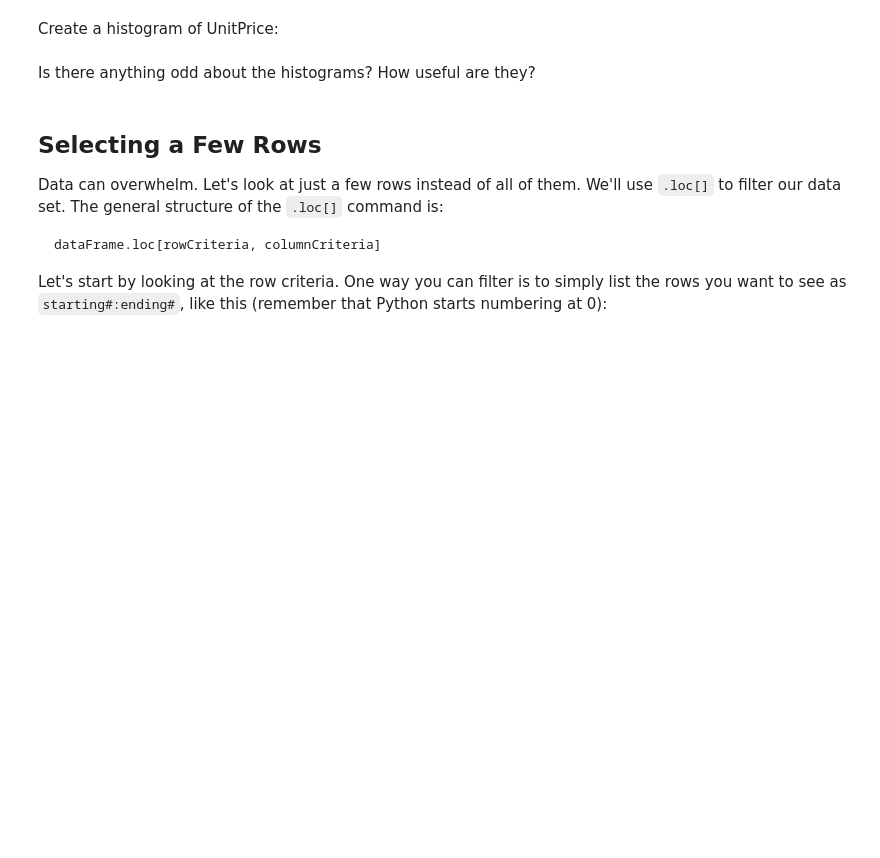
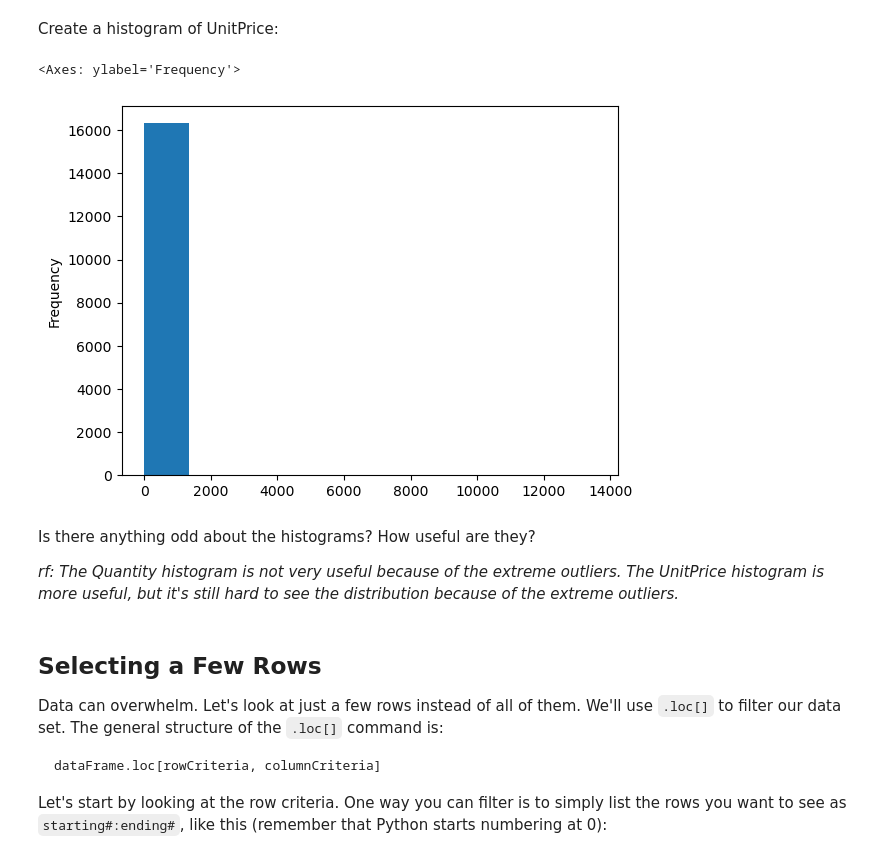
Before and after one commit to ryanfitzbc/DA3-online, a Jupyter notebook: 04_FilteringSorting.ipynb, the cells around one changed output. Drawn from its saved outputs; the diff is of its cells as text; code cells hidden in the pictures; blank space fills up the shorter version.

```diff
--- a/04_FilteringSorting.ipynb
+++ b/04_FilteringSorting.ipynb
@@ -25,7 +88,14 @@ Create a histogram of Quantity:
 # %% [markdown]
 Create a histogram of UnitPrice:
+# %%
+df["UnitPrice"].plot.hist()
+# %% [output]
+<Axes: ylabel='Frequency'>
+[figure, added]
 # %% [markdown]
 Is there anything odd about the histograms? How useful are they?
+
+*rf: The Quantity histogram is not very useful because of the extreme outliers. The UnitPrice histogram is more useful, but it's still hard to see the distribution because of the extreme outliers.*
 # %% [markdown]
 ## Selecting a Few Rows
 
```
Also changed, not shown: parts of 30 cells of this notebook, 4 other files.
